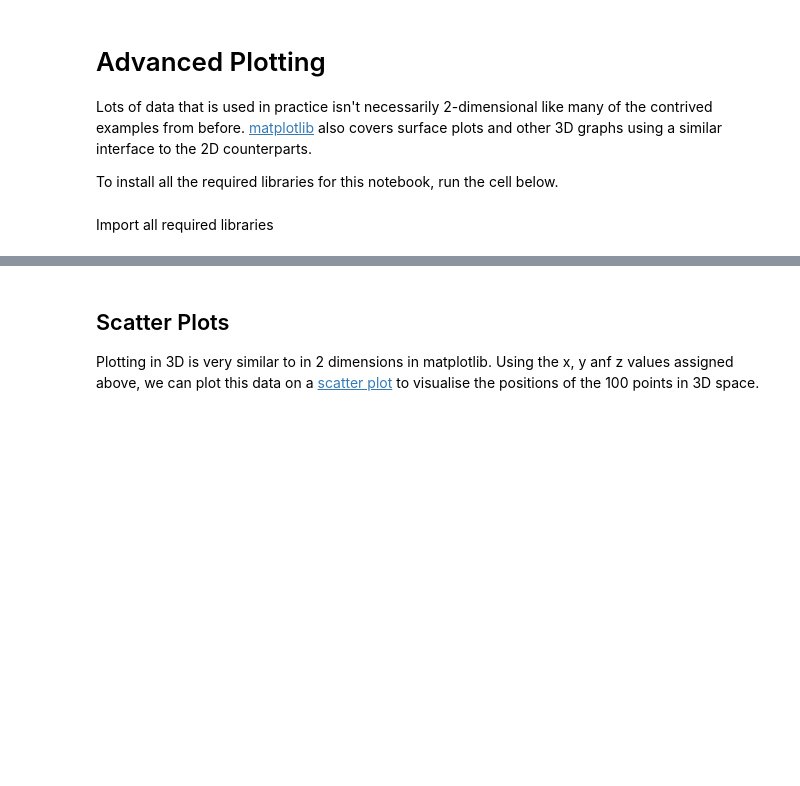
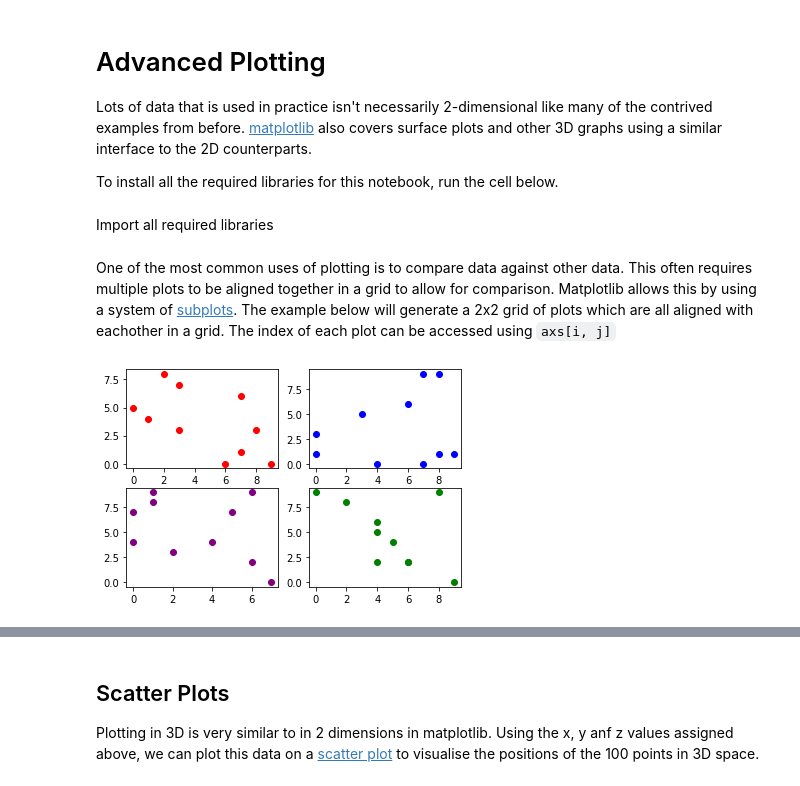
Before and after one commit to wrmthorne/SWiCS-WIE-Advanced-Python-Worksheets, a Jupyter notebook: linear_regression_notebook.ipynb, the cells around one changed output, grey strips where cells are left out. Saved outputs shown, nothing was run; the diff lists cells and outputs as text; code cells hidden in the pictures; blank space fills up the shorter version.

```diff
--- a/linear_regression_notebook.ipynb
+++ b/linear_regression_notebook.ipynb
@@ -21,3 +22,16 @@ import matplotlib.pyplot as plt
 
 # Ensures that all dataframes are displayed on one line instead of breaking columns across multiple lines
 pd.set_option('display.expand_frame_repr', False)
+# %% [markdown]
+One of the most common uses of plotting is to compare data against other data. This often requires multiple plots to be aligned together in a grid to allow for comparison. Matplotlib allows this by using a system of [subplots](https://matplotlib.org/3.5.0/api/_as_gen/matplotlib.pyplot.subplots.html). The example below will generate a 2x2 grid of plots which are all aligned with eachother in a grid. The index of each plot can be accessed using `axs[i, j]`
+# %%
+fig, axs = plt.subplots(2, 2)
+colours = np.array([['red', 'blue'], ['purple', 'green']])
+
+for i in range(len(axs[0])):
+    for j in range(len(axs[1])):
+        axs[i, j].scatter(np.random.randint(10, size=10), np.random.randint(10, size=10), color=colours[i, j])
+
+plt.show()
+# %% [output]
+[figure, added]
```
Also changed, not shown: parts of 41 cells of this notebook.
